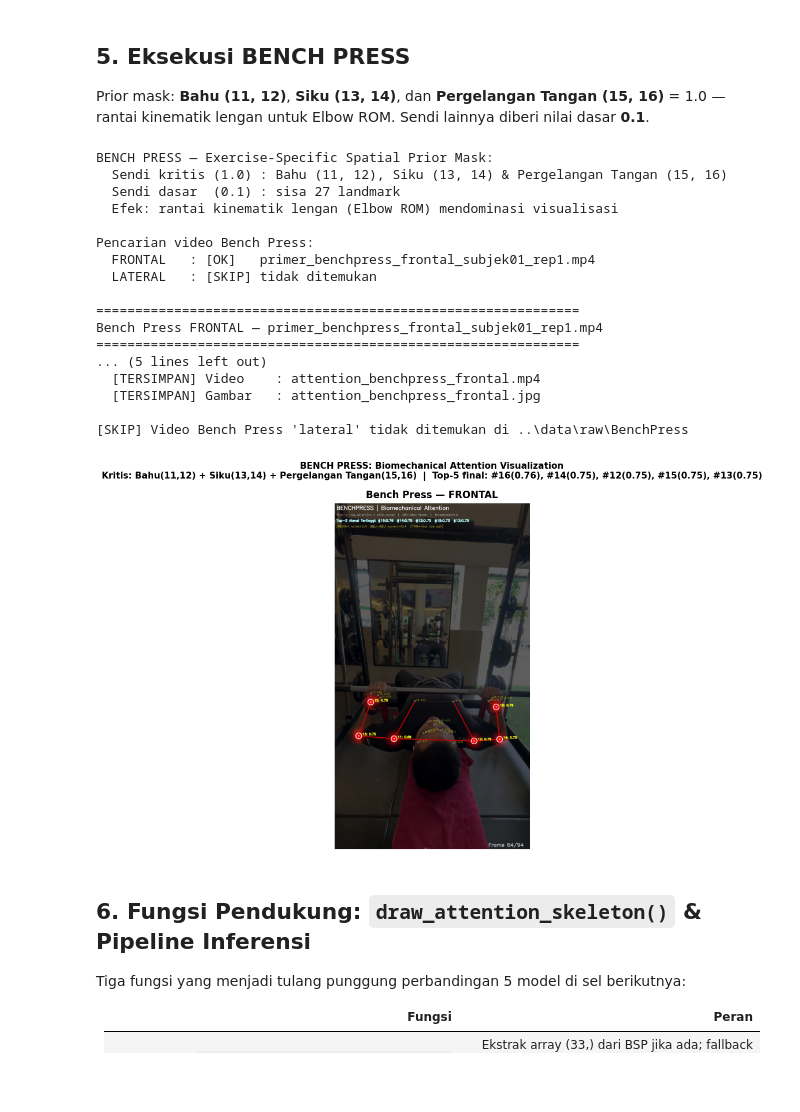
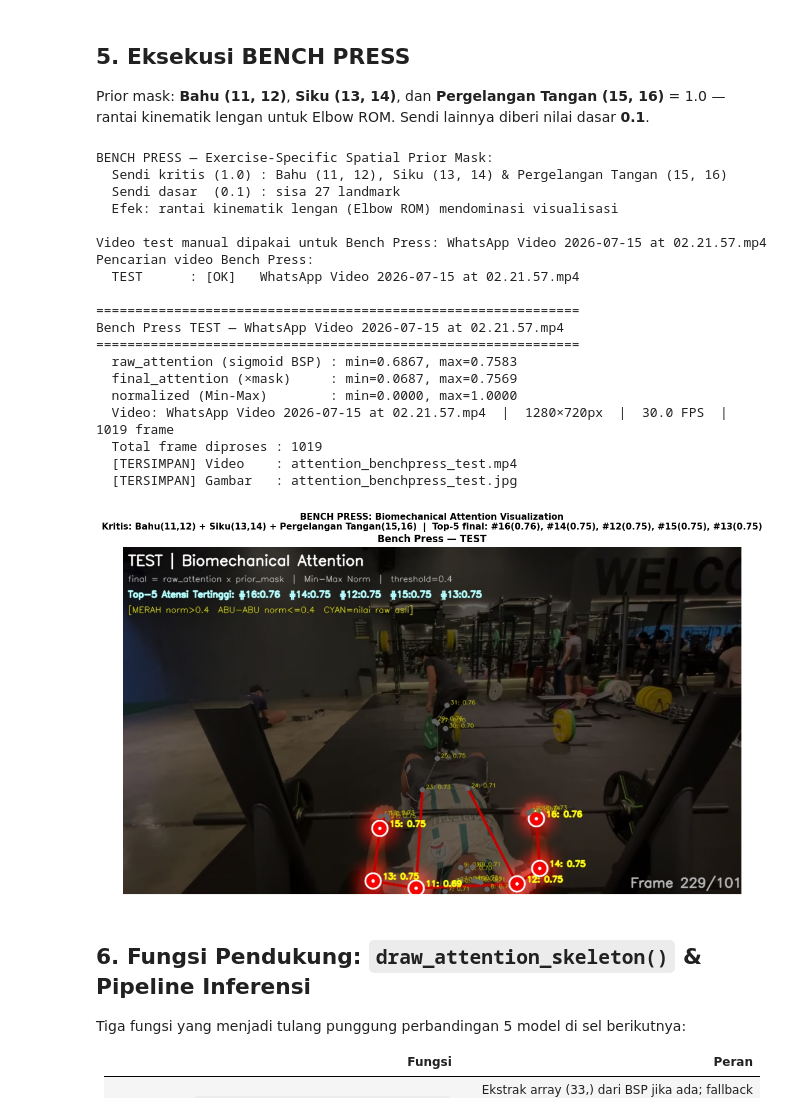
Before and after one commit to bangaji313/AttentiveSkel3D-WeightTraining-PoC, a Jupyter notebook: notebooks/06_attention_visualization.ipynb, the cells around one changed output. Saved outputs shown, nothing was run; the diff lists cells and outputs as text; code cells hidden in the pictures; blank space fills up the shorter version.

```diff
--- a/notebooks/06_attention_visualization.ipynb
+++ b/notebooks/06_attention_visualization.ipynb
@@ -368,7 +369,6 @@ Fungsi render_biomechanical_attention() berhasil didefinisikan.
 Prior mask: **Pinggul (23, 24)** dan **Lutut (25, 26)** = 1.0 — sendi kritis untuk depth squat dan knee valgus.
 Sendi lainnya diberi nilai dasar **0.1** (tidak nol agar tidak sepenuhnya ditekan).
 # %%
-
 # ============================================================
 # Eksekusi SQUAT
 # Sendi kritis (1.0): Pinggul kiri/kanan (23, 24) + Lutut kiri/kanan (25, 26)
@@ -387,6 +387,9 @@ print(f"  Efek: final_attention(kritis) = raw × 1.0  |  final_attention(lain) =
 RAW_SQUAT_DIR = Path("../data/raw/Squat")
 OUTPUT_DIR    = Path("../data/processed")
 
+# Video test manual untuk sanity check fokus atensi squat frontal
+SQUAT_TEST_VIDEO = Path("../data/test/5837700-uhd_3840_2160_24fps.mp4")
+
 
 def _cari_video(folder: Path, keyword: str) -> "Path | None":
     """Cari .mp4 dengan keyword di nama file; prioritaskan file 'primer'."""
@@ -397,10 +400,17 @@ def _cari_video(folder: Path, keyword: str) -> "Path | None":
     return ordered[0] if ordered else None
 
 
-squat_videos = {
-    "frontal": _cari_video(RAW_SQUAT_DIR, "frontal"),
-    "lateral": _cari_video(RAW_SQUAT_DIR, "lateral"),
-}
+# Prioritas utama: pakai video test manual jika tersedia.
+# Jika file test tidak ada, fallback ke video raw squat seperti sebelumnya.
+if SQUAT_TEST_VIDEO.exists():
+    squat_videos = {"test": SQUAT_TEST_VIDEO}
+    print(f"Video test manual dipakai untuk Squat: {SQUAT_TEST_VIDEO.name}")
+else:
+    squat_videos = {
+        "frontal": _cari_video(RAW_SQUAT_DIR, "frontal"),
+        "lateral": _cari_video(RAW_SQUAT_DIR, "lateral"),
+    }
+    print("Video test manual tidak ditemukan; fallback ke video raw Squat.")
 
 print("Pencarian video Squat:")
 for view, vpath in squat_videos.items():
@@ -587,7 +599,6 @@ Pencarian video Deadlift:
 Prior mask: **Bahu (11, 12)**, **Siku (13, 14)**, dan **Pergelangan Tangan (15, 16)** = 1.0 — rantai kinematik lengan untuk Elbow ROM.
 Sendi lainnya diberi nilai dasar **0.1**.
 # %%
-
 # ============================================================
 # Eksekusi BENCH PRESS
 # Sendi kritis (1.0): Bahu (11, 12) + Siku (13, 14) + Pergelangan Tangan (15, 16)
@@ -606,16 +617,30 @@ print(f"  Efek: rantai kinematik lengan (Elbow ROM) mendominasi visualisasi\n")
 RAW_BENCH_DIR = Path("../data/raw/BenchPress")
 OUTPUT_DIR    = Path("../data/processed")
 
-bench_videos = {
-    "frontal": _cari_video(RAW_BENCH_DIR, "frontal"),
-    "lateral": _cari_video(RAW_BENCH_DIR, "lateral"),
-}
+# Video test manual untuk sanity check fokus atensi bench press
+BENCH_TEST_VIDEO = Path("../data/test/WhatsApp Video 2026-07-15 at 02.21.57.mp4")
 
-# Fallback: ambil video apapun jika frontal/lateral tidak ditemukan
-if all(v is None for v in bench_videos.values()):
-    all_bp = sorted(RAW_BENCH_DIR.glob("*.mp4"))
-    for i, p in enumerate(all_bp[:2], start=1):
-        bench_videos[f"video_{i:02d}"] = p
+
+def _cari_video(folder: Path, keyword: str) -> "Path | None":
+    """Cari .mp4 dengan keyword di nama file; prioritaskan file 'primer'."""
+    candidates = sorted(folder.glob(f"*{keyword}*.mp4"))
+    primer     = [p for p in candidates if "primer" in p.name]
+    sekunder   = [p for p in candidates if "primer" not in p.name]
+    ordered    = primer + sekunder
+    return ordered[0] if ordered else None
+
+
+# Prioritas utama: pakai video test manual jika tersedia.
+# Jika file test tidak ada, fallback ke video raw bench press seperti sebelumnya.
+if BENCH_TEST_VIDEO.exists():
+    bench_videos = {"test": BENCH_TEST_VIDEO}
+    print(f"Video test manual dipakai untuk Bench Press: {BENCH_TEST_VIDEO.name}")
+else:
+    bench_videos = {
+        "frontal": _cari_video(RAW_BENCH_DIR, "frontal"),
+        "lateral": _cari_video(RAW_BENCH_DIR, "lateral"),
+    }
+    print("Video test manual tidak ditemukan; fallback ke video raw Bench Press.")
 
 print("Pencarian video Bench Press:")
 for view, vpath in bench_videos.items():
@@ -646,42 +671,44 @@ if bench_images:
     if n == 1:
         axes = [axes]
     for ax, (view, img_path) in zip(axes, bench_images.items()):
         ax.imshow(mpimg.imread(img_path))
         ax.set_title(f"Bench Press — {view.upper()}", fontsize=12, fontweight="bold")
         ax.axis("off")
     top5 = ", ".join(
         f"#{int(i)}({raw_attention[i]:.2f})"
         for i in np.argsort(raw_attention * benchpress_prior_mask)[::-1][:5]
     )
     fig.suptitle(
         "BENCH PRESS: Biomechanical Attention Visualization\n"
         f"Kritis: Bahu(11,12) + Siku(13,14) + Pergelangan Tangan(15,16)  |  Top-5 final: {top5}",
         fontsize=11, fontweight="bold",
     )
     plt.tight_layout()
     plt.show()
 else:
     print("\n[PERINGATAN] Tidak ada output dihasilkan untuk Bench Press.")
     print("Pastikan file .mp4 tersedia di:", RAW_BENCH_DIR)
 # %% [output]
 BENCH PRESS — Exercise-Specific Spatial Prior Mask:
   Sendi kritis (1.0) : Bahu (11, 12), Siku (13, 14) & Pergelangan Tangan (15, 16)
   Sendi dasar  (0.1) : sisa 27 landmark
   Efek: rantai kinematik lengan (Elbow ROM) mendominasi visualisasi
 
+Video test manual dipakai untuk Bench Press: WhatsApp Video 2026-07-15 at 02.21.57.mp4
 Pencarian video Bench Press:
-  FRONTAL   : [OK]   primer_benchpress_frontal_subjek01_rep1.mp4
-  LATERAL   : [SKIP] tidak ditemukan
+  TEST      : [OK]   WhatsApp Video 2026-07-15 at 02.21.57.mp4
 
 ==============================================================
-Bench Press FRONTAL — primer_benchpress_frontal_subjek01_rep1.mp4
+Bench Press TEST — WhatsApp Video 2026-07-15 at 02.21.57.mp4
 ==============================================================
-... (5 lines left out)
-  [TERSIMPAN] Video    : attention_benchpress_frontal.mp4
-  [TERSIMPAN] Gambar   : attention_benchpress_frontal.jpg
-
-[SKIP] Video Bench Press 'lateral' tidak ditemukan di ..\data\raw\BenchPress
+  raw_attention (sigmoid BSP) : min=0.6867, max=0.7583
+  final_attention (×mask)     : min=0.0687, max=0.7569
+  normalized (Min-Max)        : min=0.0000, max=1.0000
+  Video: WhatsApp Video 2026-07-15 at 02.21.57.mp4  |  1280×720px  |  30.0 FPS  |  1019 frame
+  Total frame diproses : 1019
+  [TERSIMPAN] Video    : attention_benchpress_test.mp4
+  [TERSIMPAN] Gambar   : attention_benchpress_test.jpg
-[figure, old version]
+[figure, new version]
 # %% [markdown]
 ## 6. Fungsi Pendukung: `draw_attention_skeleton()` & Pipeline Inferensi
 
```
Also changed, not shown: parts of 4 cells of this notebook, 3 other files.
